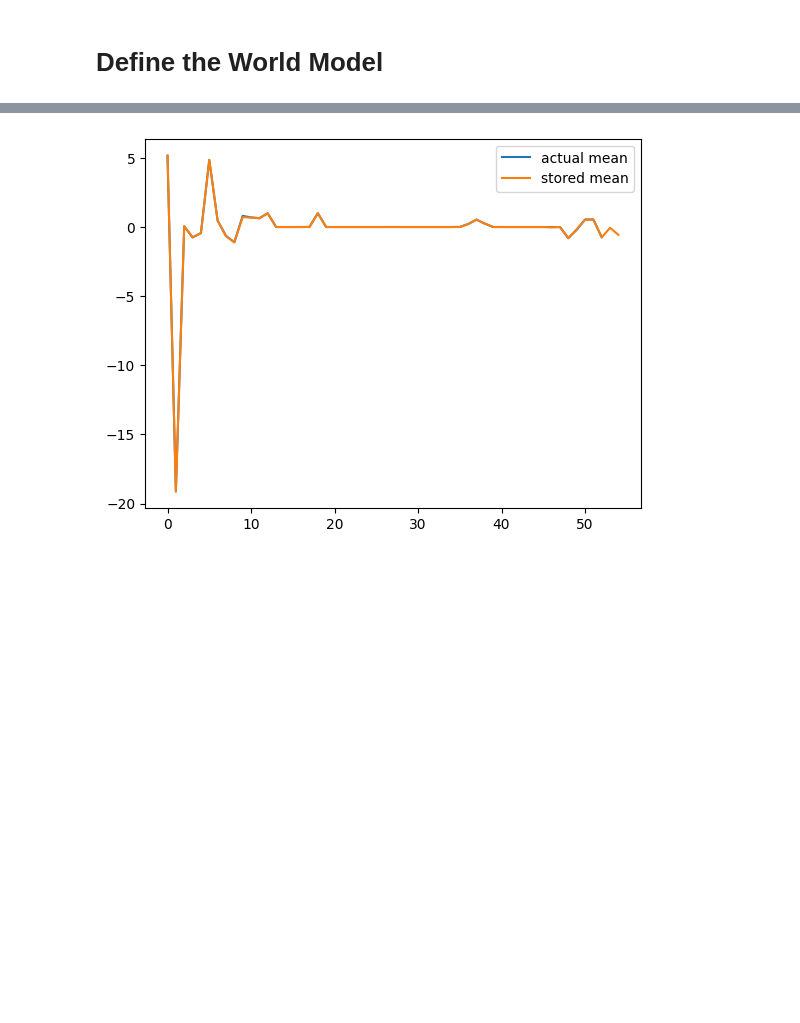
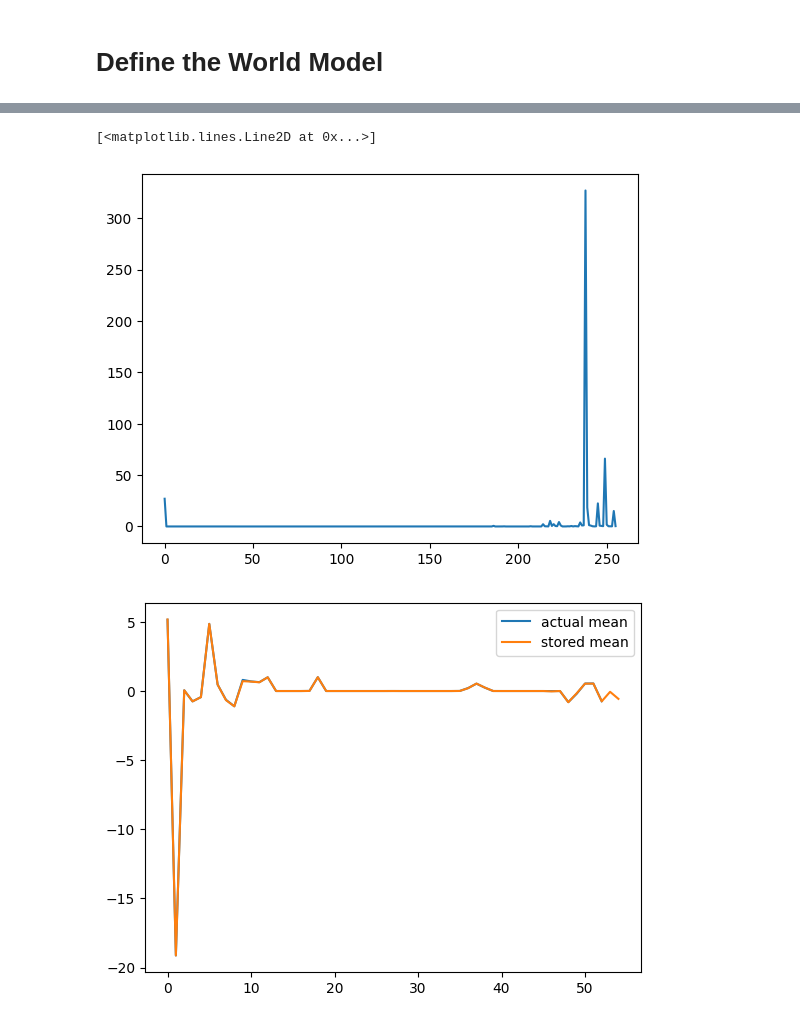
Before and after one commit to vsourirajan/sbsim_dual_control, a Jupyter notebook: smart_control/notebooks/SAC_model_assisted_rollout.ipynb, the cells around one changed output, grey strips where cells are left out. Drawn from its saved outputs; the diff is of its cells as text; code cells hidden in the pictures; blank space fills up the shorter version.

```diff
--- a/smart_control/notebooks/SAC_model_assisted_rollout.ipynb
+++ b/smart_control/notebooks/SAC_model_assisted_rollout.ipynb
@@ -1038,3 +1064,8 @@ ListWrapper([26.661097, 0.5150572, 0.514363, 0.56278795, 0.4611763, 0.48877263,
+# %%
+plt.plot(world_model2.state_predictor.prediction_errors)
+# %% [output]
+[<matplotlib.lines.Line2D at 0x...>]
+[figure, added]
 # %%
 plt.plot(np.array(all_states).mean(axis=0).mean(axis=0), label='actual mean')
 plt.plot(WM.state_predictor.mean, label='stored mean')
```
Also changed, not shown: parts of 13 cells of this notebook.
